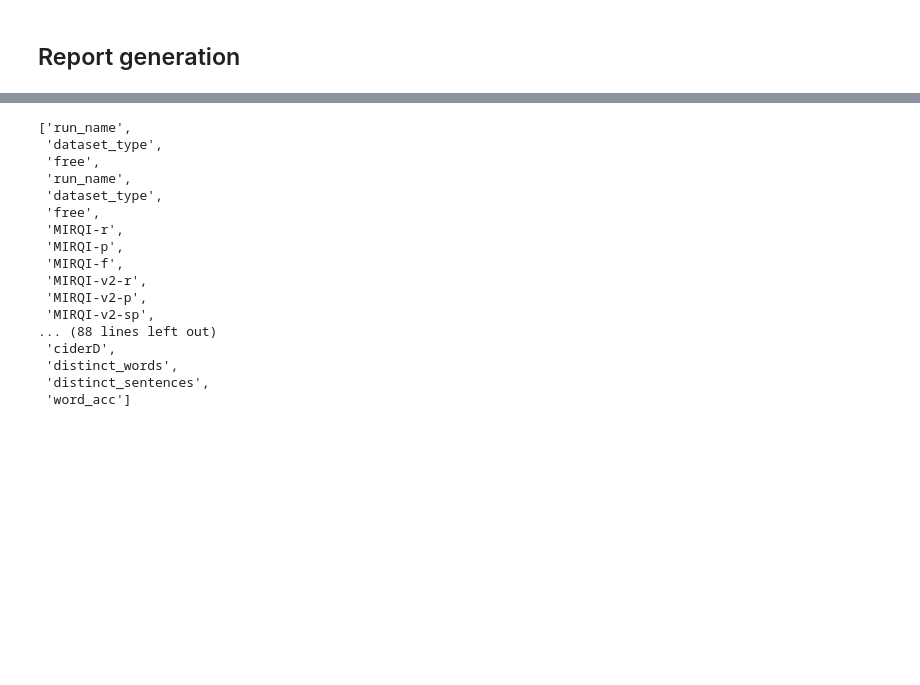
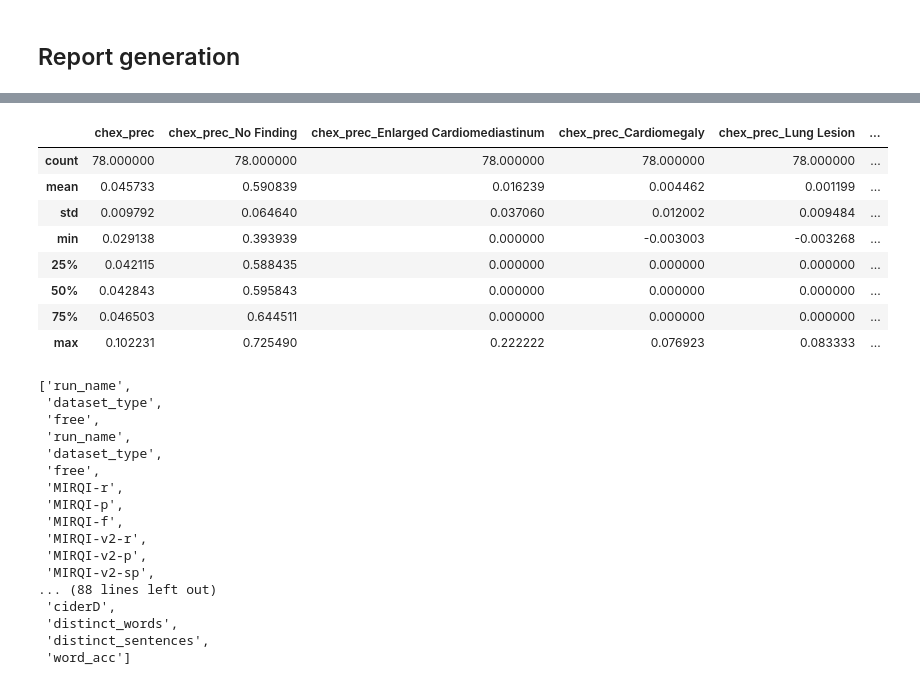
Before and after one commit to pdpino/medical-ai, a Jupyter notebook: medai/notebooks/results.ipynb, the cells around one changed output, grey strips where cells are left out. Drawn from its saved outputs; the diff is of its cells as text; code cells hidden in the pictures; blank space fills up the shorter version.

```diff
--- a/medai/notebooks/results.ipynb
+++ b/medai/notebooks/results.ipynb
@@ -230,2 +257,17 @@ ESSENTIAL_METRICS = [
+# %%
+def subtract_cols(df, cols_a, cols_b, drop_na_rows=True):
+    array_a = df[cols_a].to_numpy()
+    array_b = df[cols_b].to_numpy()
+
+    df_2 = df[KEY_COLS].copy()
+    df_2 = pd.concat([df_2, pd.DataFrame(array_a - array_b, columns=cols_a)], axis=1)
+
+    if drop_na_rows:
+        df_2.dropna(axis=0, inplace=True, how='any')
+
+    return df_2
 # %%
-metrics = [c for c in RESULTS_DF.columns if c.startswith('f1') or c.startswith('chex_f1')]
+metric = 'prec'
+
+runtime_chexpert = [c for c in RESULTS_DF.columns if c.startswith(f'chex_{metric}')]
+holistic_chexpert = [c for c in RESULTS_DF.columns if c.startswith(metric)]
@@ -262,0 +274,3 @@ d
+# %%
+df = subtract_cols(RESULTS_DF, runtime_chexpert, holistic_chexpert)
+df.head()
@@ -263,3 +284,15 @@ d
+# %%
+df.describe()
+# %% [output]
+|  | chex_prec | chex_prec_No Finding | chex_prec_Enlarged Cardiomediastinum | chex_prec_Cardiomegaly | chex_prec_Lung Lesion | ... |
+| count | 78.000000 | 78.000000 | 78.000000 | 78.000000 | 78.000000 | ... |
+| mean | 0.045733 | 0.590839 | 0.016239 | 0.004462 | 0.001199 | ... |
+| std | 0.009792 | 0.064640 | 0.037060 | 0.012002 | 0.009484 | ... |
+| min | 0.029138 | 0.393939 | 0.000000 | -0.003003 | -0.003268 | ... |
+| 25% | 0.042115 | 0.588435 | 0.000000 | 0.000000 | 0.000000 | ... |
+| 50% | 0.042843 | 0.595843 | 0.000000 | 0.000000 | 0.000000 | ... |
+| 75% | 0.046503 | 0.644511 | 0.000000 | 0.000000 | 0.000000 | ... |
+| max | 0.102231 | 0.725490 | 0.222222 | 0.076923 | 0.083333 | ... |
 # %%
 metrics = [
     col
```
Also changed, not shown: parts of 8 cells of this notebook, 3 other files.
